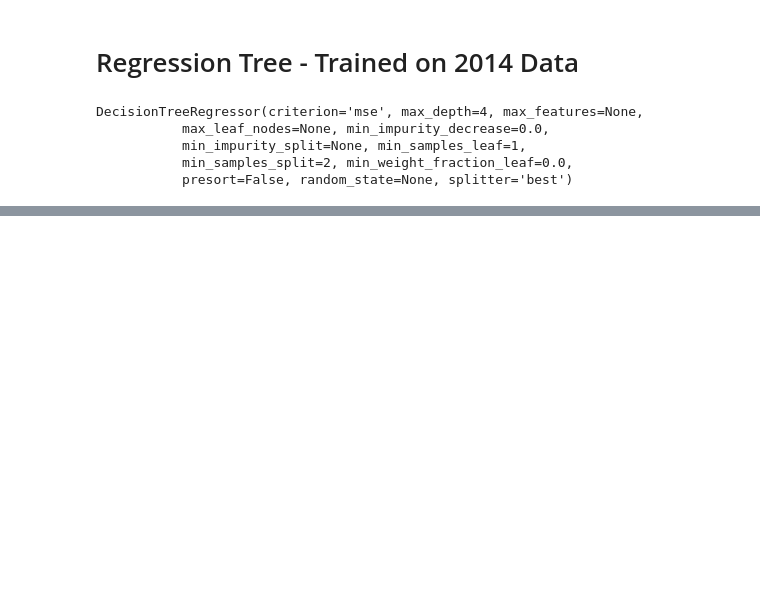
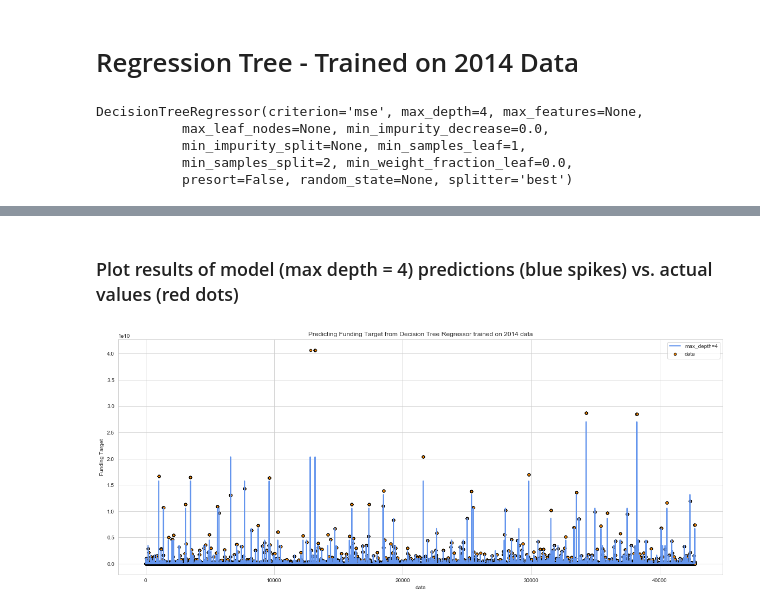
Before and after one commit to LindseyMoser/DSI_Capstone_B, a Jupyter notebook: 1_Data/Model_RegressionTree_fromscript_train14_test1516.ipynb, the cells around one changed output, grey strips where cells are left out. Cells and saved outputs as stored; diff of their text form; code cells hidden in the pictures; blank space fills up the shorter version.

```diff
--- a/1_Data/Model_RegressionTree_fromscript_train14_test1516.ipynb
+++ b/1_Data/Model_RegressionTree_fromscript_train14_test1516.ipynb
@@ -37,4 +47,33 @@ DecisionTreeRegressor(criterion='mse', max_depth=4, max_features=None,
            min_impurity_split=None, min_samples_leaf=1,
            min_samples_split=2, min_weight_fraction_leaf=0.0,
            presort=False, random_state=None, splitter='best')
+# %%
+def plot_results(y_true, y_pred):
+    plt.figure(figsize=(20,8))
+    xx = np.linspace(0, len(y_true), num=len(y_true))
+    plt.scatter(xx, y_true, s=20, edgecolor="black", c="darkorange", label="data")
+    plt.plot(xx, y_pred, color="cornflowerblue", label="max_depth=4", linewidth=2)
+    plt.xlabel("data")
+    plt.ylabel("Funding Target")
+    plt.title("Predicting Funding Target from Decision Tree Regressor trained on 2014 data")
+    plt.legend()
+    plt.show()
+    font = {'family' : 'normal',
+        'weight' : 'bold',
+        'size'   : 16}
+    return
+
+def plot_resid(y_true, y_pred):
+    resid = y_true - y_pred
+
+    plt.figure(figsize=(20,8))
+    xx = np.linspace(0, len(y_true), num=len(y_true))
+    plt.scatter(xx, resid, s=20, edgecolor="black", c="blue", label="residuals")
+    plt.xlabel("data")
+    plt.ylabel("residual")
+    plt.title("Residuals of Predictions vs Actuals (Decision Tree Regressor Max Depth 4)")
+    #plt.ylim(ymin=-.25,ymax=.25)
+    plt.legend()
+    plt.show()
+    return
 # %% [markdown]
@@ -57,0 +95,10 @@ Max Depth 4: 0.9607402779492079
+# %%
+y2_15 = dtr_depth2_14.predict(X15)
+y3_15 = dtr_depth3_14.predict(X15)
+y4_15 = dtr_depth4_14.predict(X15)
+# %% [markdown]
+<h3>Plot results of model (max depth = 4) predictions (blue spikes) vs. actual values (red dots)</h3>
+# %%
+plot_results(y15,y4_15)
+# %% [output]
+[figure, added]
```
Also changed, not shown: parts of 35 cells of this notebook, 2 other files.
